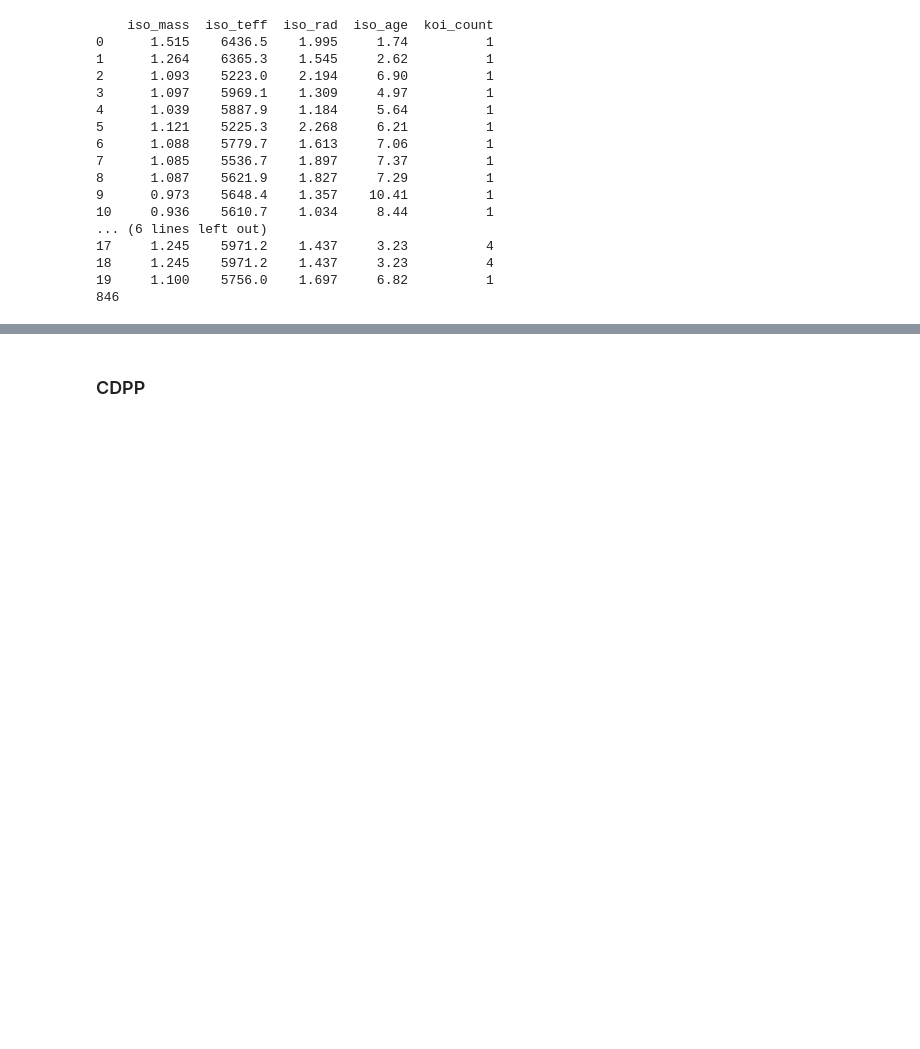
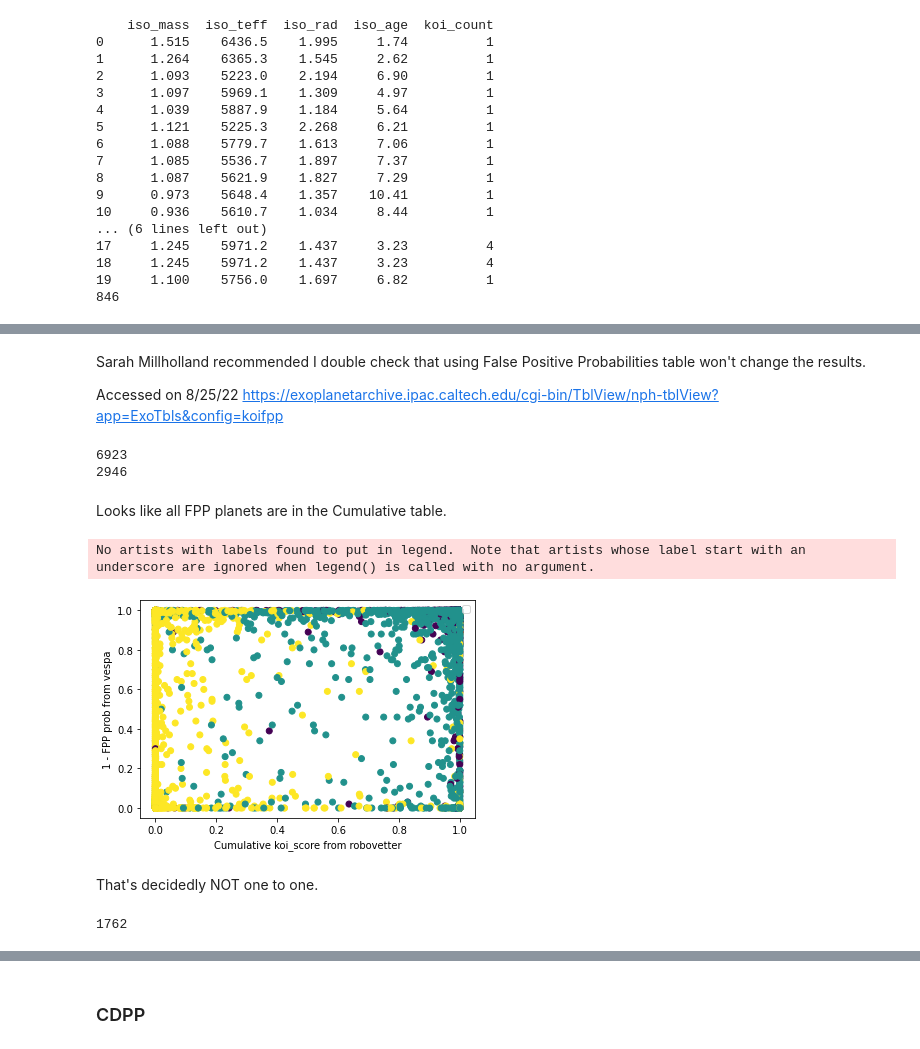
Before and after one commit to exoclam/sculpting, a Jupyter notebook: isolate_with_bedell.ipynb, the cells around one changed output, grey strips where cells are left out. Saved outputs shown, nothing was run; the diff lists cells and outputs as text; code cells hidden in the pictures; blank space fills up the shorter version.

```diff
--- a/isolate_with_bedell.ipynb
+++ b/isolate_with_bedell.ipynb
@@ -674,0 +677,43 @@ print(len(positives_kepler.kepid.unique()))
+# %% [markdown]
+Sarah Millholland recommended I double check that using False Positive Probabilities table won't change the results.
+
+Accessed on 8/25/22 https://exoplanetarchive.ipac.caltech.edu/cgi-bin/TblView/nph-tblView?app=ExoTbls&config=koifpp
+# %%
+fpp = pd.read_csv(path+'q1_q17_dr25_koifpp_2022.08.25_08.48.10.csv')
+fpp['tpp_prob'] = 1-fpp.fpp_prob
+#print(fpp)
+#print(fpp.fpp_prob)
+#print(fpp.fpp_score)
+
+#fpp['sage_err'] = 0.5*(fpp.fpp_sage_err1 + np.abs(fpp.fpp_sage_err2))
+#fpp_young = fpp.loc[fpp.fpp_sage < 2]
+#fpp_old = fpp.loc[fpp.fpp_sage >= 2]
+print(len(fpp.kepid.unique()))
+print(len(fpp.loc[fpp.fpp_prob>0.5].kepid.unique()))
+# %% [output]
+6923
+2946
+# %%
+fpp_kois = kois.merge(fpp, how='inner', on=['kepid','kepoi_name'])
+# %% [markdown]
+Looks like all FPP planets are in the Cumulative table.
+# %%
+import matplotlib
+fpp_kois['koi_disposition_number'] = pd.factorize(fpp_kois.koi_disposition)[0]
+fpp_kois_temp = fpp_kois.loc[(fpp_kois.koi_disposition=='CANDIDATE')]# | (fpp_kois.koi_disposition=='FALSE POSITIVE')]
+# %%
+plt.scatter(fpp_kois.koi_score, fpp_kois.tpp_prob, c=fpp_kois.koi_disposition_number)
+#plt.scatter(fpp_kois_temp.koi_score, fpp_kois_temp.tpp_prob, c=fpp_kois_temp.koi_disposition_number)
+plt.ylabel('1 - FPP prob from vespa')
+plt.xlabel('Cumulative koi_score from robovetter')
+plt.legend()
+plt.show()
+# %% [output]
+No artists with labels found to put in legend.  Note that artists whose label start with an underscore are ignored when legend() is called with no argument.
+[figure, added]
+# %% [markdown]
+That's decidedly NOT one to one.
+# %%
+len(fpp_kois.loc[fpp_kois.koi_disposition=='CANDIDATE'])
+# %% [output]
+1762
```
Also changed, not shown: parts of 9 cells of this notebook, 2 other files.
